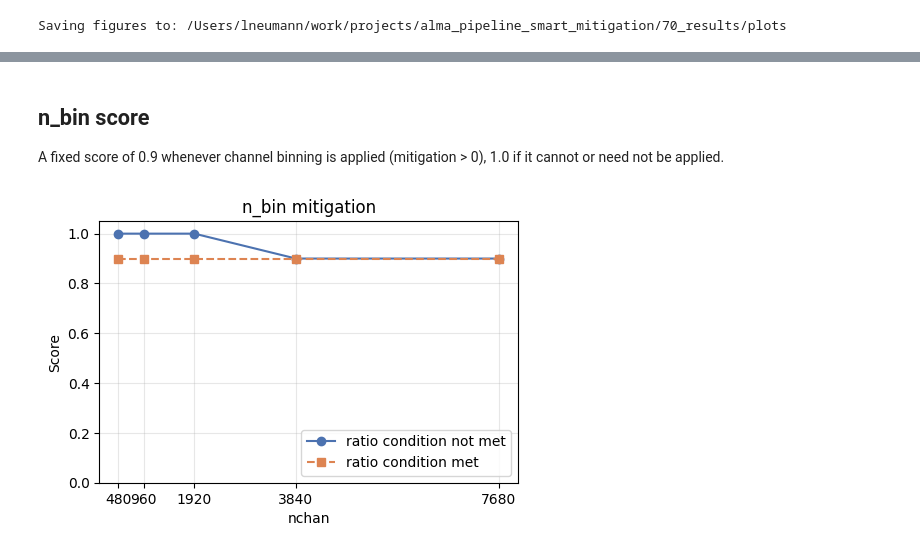
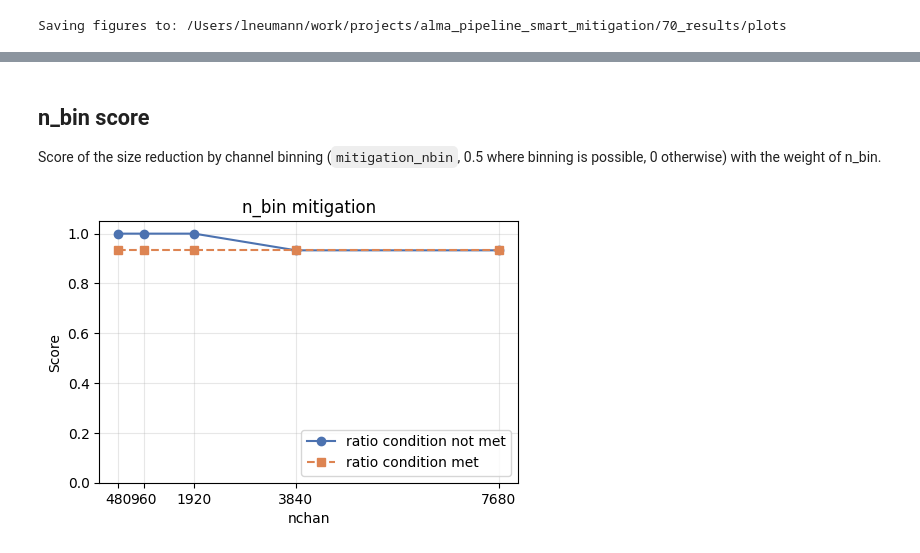
Before and after one commit to lukas-neumann-astro/alma_pipeline_smart_mitigation, a Jupyter notebook: diagnostic_plots_mitigation_scores.ipynb, the cells around one changed output, grey strips where cells are left out. Cells and saved outputs as stored; diff of their text form; code cells hidden in the pictures.

```diff
--- a/diagnostic_plots_mitigation_scores.ipynb
+++ b/diagnostic_plots_mitigation_scores.ipynb
@@ -57,31 +84,31 @@ Saving figures to: /Users/lneumann/work/projects/alma_pipeline_smart_mitigation/
 # %% [markdown]
 ## n_bin score
 
-A fixed score of 0.9 whenever channel binning is applied (mitigation > 0), 1.0 if it cannot or need not be applied.
+Score of the size reduction by channel binning (`mitigation_nbin`, 0.5 where binning is possible, 0 otherwise) with the weight of n_bin.
 # %%
 eligible_nchans = [480, 960, 1920, 3840, 7680]
 
 def nbin_score(nchan, ratio_satisfied):
-    return score_nbin() if mitigation_nbin(nchan, ratio_satisfied) > 0 else 1.0
+    return lever_score(mitigation_nbin(nchan, ratio_satisfied), LEVER_WEIGHTS["n_bin"])
 
 score_ratio_false = [nbin_score(n, False) for n in eligible_nchans]
 score_ratio_true = [nbin_score(n, True) for n in eligible_nchans]
 
 fig, ax = plt.subplots(figsize=(5, 5/1.4))
 ax.plot(eligible_nchans, score_ratio_false, marker="o", label="ratio condition not met", color="#4C72B0")
 ax.plot(eligible_nchans, score_ratio_true, marker="s", linestyle="--", label="ratio condition met", color="#DD8452")
 ax.set_xticks(eligible_nchans)
 ax.set_xlabel("nchan")
 ax.set_ylabel("Score")
 ax.set_title("n_bin mitigation")
 ax.set_ylim(0, 1.05)
 ax.legend(loc="lower right")
 ax.grid(alpha=0.3)
 fig.tight_layout()
 fig.savefig(PLOT_DIR / "nbin_mitigation_scores.png", dpi=150)
 plt.show()
 # %% [output]
-[figure, old version]
+[figure, new version]
 # %% [markdown]
 ## PB score
 
```
Also changed, not shown: parts of 14 cells of this notebook, 2 other files.
